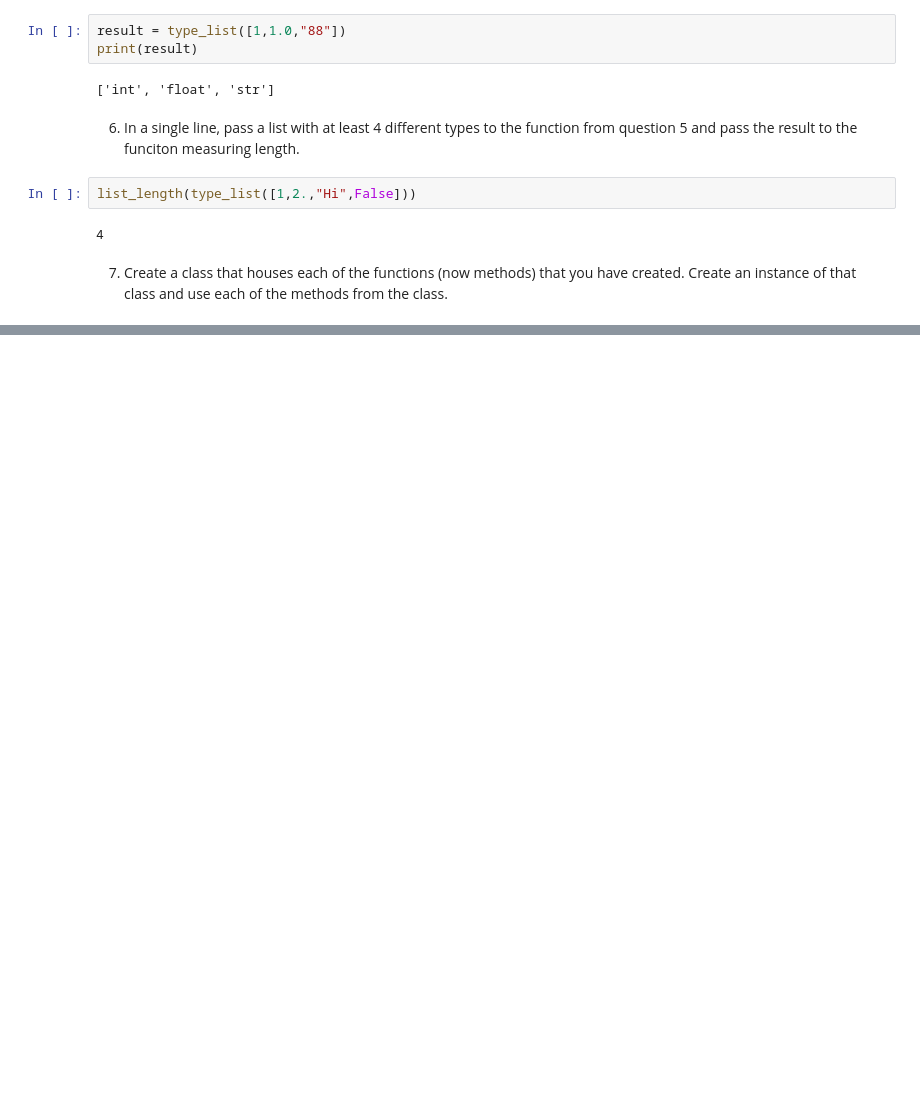
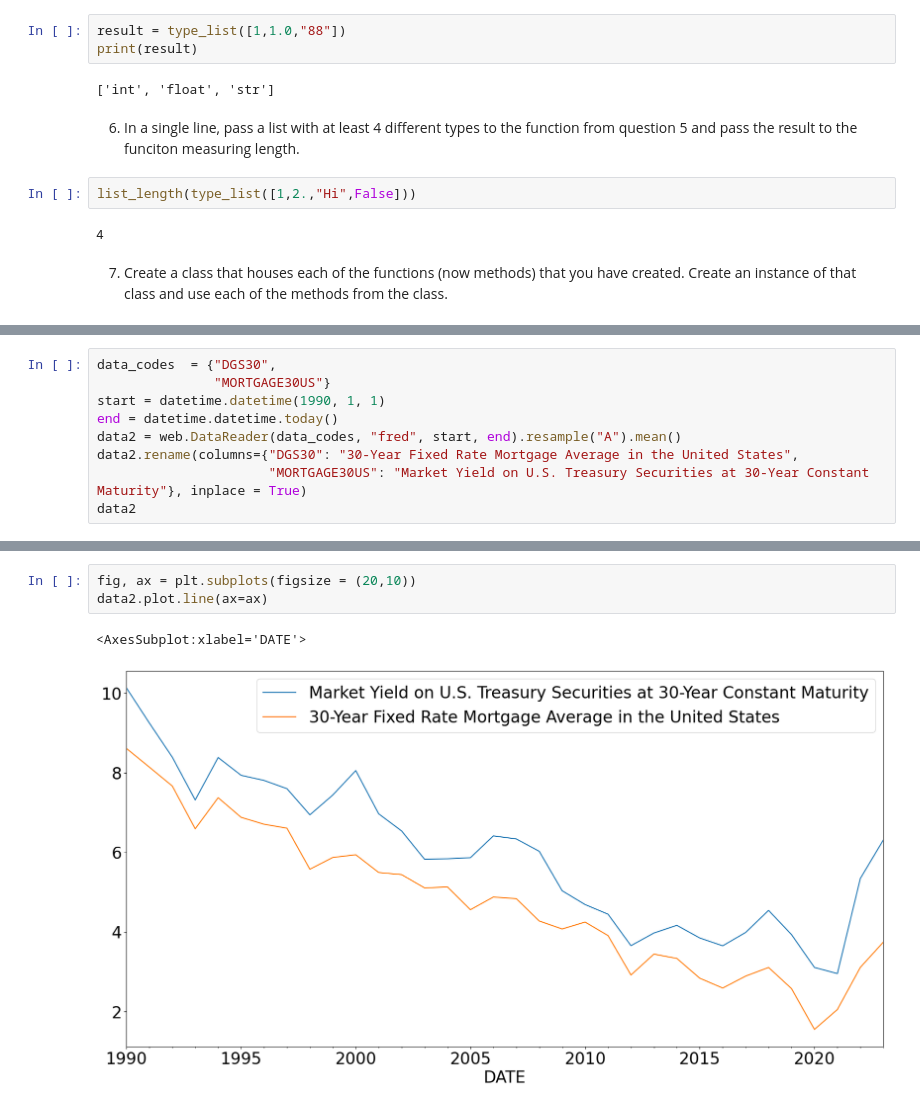
Before and after one commit to AdamPunton/AdamPuntonRepository, a Jupyter notebook: HomeProjects/HW4.ipynb, the cells around one changed output, grey strips where cells are left out. Cells and saved outputs as stored; diff of their text form; blank space fills up the shorter version.

```diff
--- a/HomeProjects/HW4.ipynb
+++ b/HomeProjects/HW4.ipynb
@@ -139,0 +230,9 @@ How has the correlation between each variable changed? Why do you think the corr
+# %%
+data_codes  = {"DGS30",
+               "MORTGAGE30US"}
+start = datetime.datetime(1990, 1, 1)
+end = datetime.datetime.today()
+data2 = web.DataReader(data_codes, "fred", start, end).resample("A").mean()
+data2.rename(columns={"DGS30": "30-Year Fixed Rate Mortgage Average in the United States",
+                      "MORTGAGE30US": "Market Yield on U.S. Treasury Securities at 30-Year Constant Maturity"}, inplace = True)
+data2
@@ -139,0 +258,6 @@ How has the correlation between each variable changed? Why do you think the corr
+# %%
+fig, ax = plt.subplots(figsize = (20,10))
+data2.plot.line(ax=ax)
+# %% [output]
+<AxesSubplot:xlabel='DATE'>
+[figure, added]
```
Also changed, not shown: parts of 17 cells of this notebook, 3 other files.
